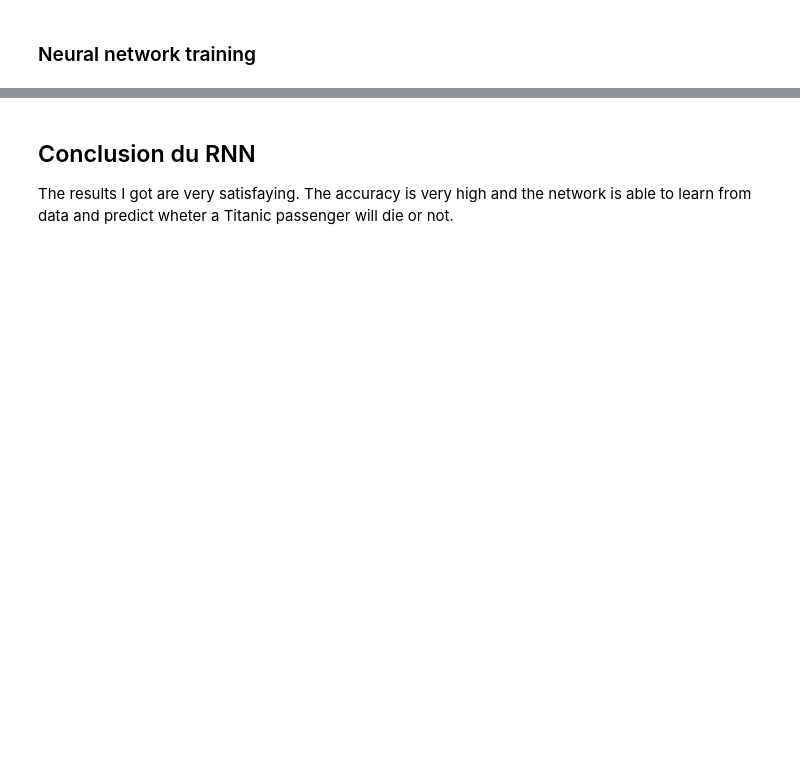
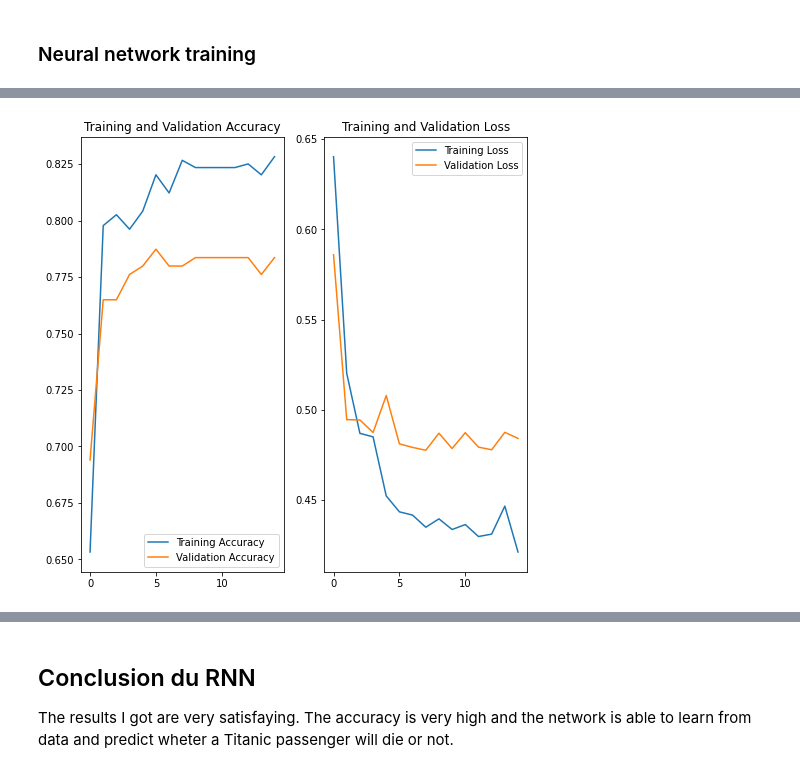
Before and after one commit to Julien-Verdun/Kaggle, a Jupyter notebook: Titanic/titanic/titanic.ipynb, the cells around one changed output, grey strips where cells are left out. Saved outputs shown, nothing was run; the diff lists cells and outputs as text; code cells hidden in the pictures; blank space fills up the shorter version.

```diff
--- a/Titanic/titanic/titanic.ipynb
+++ b/Titanic/titanic/titanic.ipynb
@@ -301,0 +76,3 @@ Input at test time :
+# %%
+# split of dataframe into the test and training dataframe
+training_df, test_df = train_test_split(training_df, test_size = 0.3)
@@ -350,0 +299,23 @@ test accuracy:  0.7821229100227356
+# %%
+acc = history.history['accuracy']
+val_acc = history.history['val_accuracy']
+
+loss=history.history['loss']
+val_loss=history.history['val_loss']
+
+
+plt.figure(figsize=(8, 8))
+plt.subplot(1, 2, 1)
+plt.plot(acc, label='Training Accuracy')
+plt.plot(val_acc, label='Validation Accuracy')
+plt.legend(loc='lower right')
+plt.title('Training and Validation Accuracy')
+
+plt.subplot(1, 2, 2)
+plt.plot(loss, label='Training Loss')
+plt.plot(val_loss, label='Validation Loss')
+plt.legend(loc='upper right')
+plt.title('Training and Validation Loss')
+plt.show()
+# %% [output]
+[figure, added]
```
Also changed, not shown: parts of 77 cells of this notebook, 4 other files.
